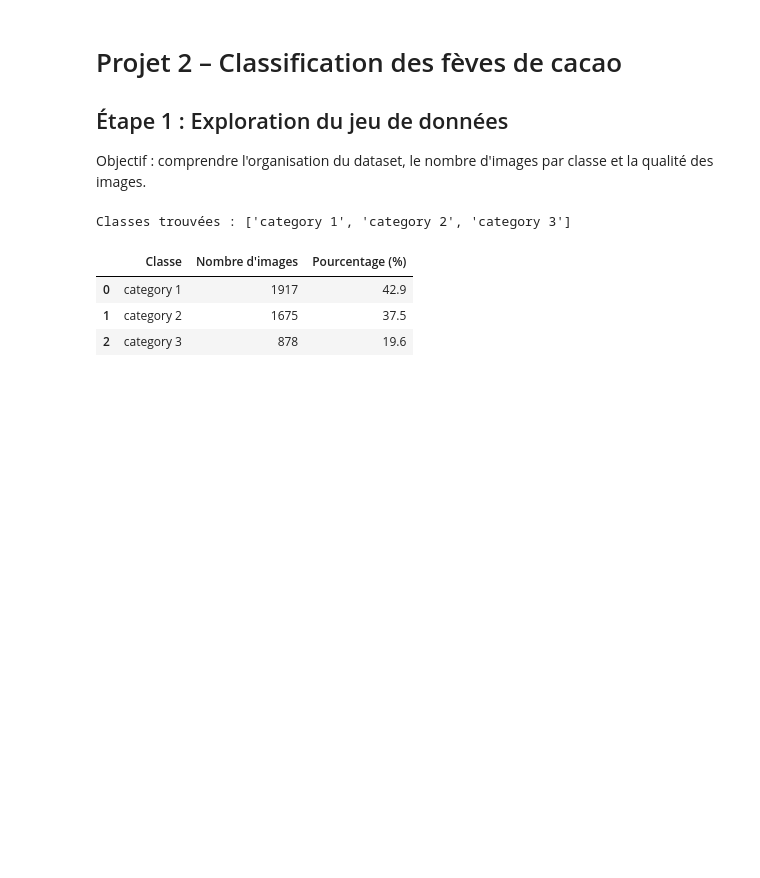
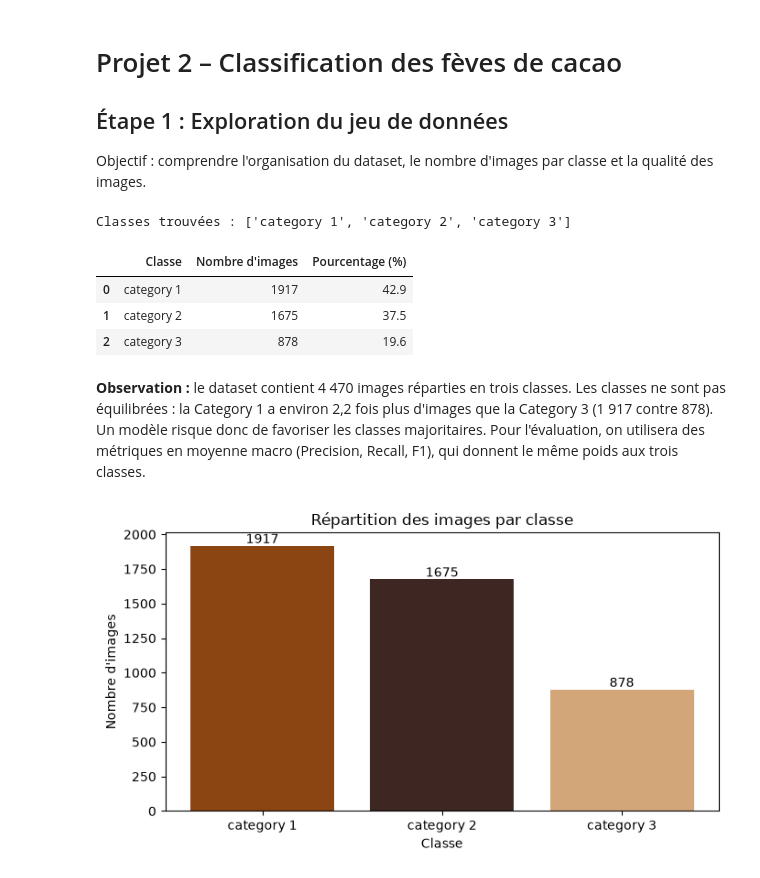
Before and after one commit to masscamara1225-beep/cocoa-bean-classification, a Jupyter notebook: notebooks/01_exploration.ipynb, the cells around one changed output. Cells and saved outputs as stored; diff of their text form; code cells hidden in the pictures; blank space fills up the shorter version.

```diff
--- a/notebooks/01_exploration.ipynb
+++ b/notebooks/01_exploration.ipynb
@@ -34,3 +34,26 @@ df_comptage
 | 0 | category 1 | 1917 | 42.9 |
 | 1 | category 2 | 1675 | 37.5 |
 | 2 | category 3 | 878 | 19.6 |
+# %% [markdown]
+**Observation :** le dataset contient 4 470 images réparties en trois classes.
+Les classes ne sont pas équilibrées : la Category 1 a environ 2,2 fois plus d'images que la Category 3 (1 917 contre 878).
+Un modèle risque donc de favoriser les classes majoritaires. Pour l'évaluation, on utilisera des métriques en moyenne macro (Precision, Recall, F1), qui donnent le même poids aux trois classes.
+# %%
+#visualiser la répartition. Un graphique en barres se lit plus vite qu’un tableau dans le rapport.
+
+plt.figure(figsize=(7, 4))
+barres = plt.bar(df_comptage["Classe"], df_comptage["Nombre d'images"], color=["#8B4513", "#3E2723", "#D2A679"])
+
+# Afficher le nombre au-dessus de chaque barre
+for barre in barres:
+    hauteur = barre.get_height()
+    plt.text(barre.get_x() + barre.get_width() / 2, hauteur + 20, str(int(hauteur)), ha="center")
+
+plt.title("Répartition des images par classe")
+plt.xlabel("Classe")
+plt.ylabel("Nombre d'images")
+plt.tight_layout()
+plt.savefig("../results/figures/01_repartition_classes.png", dpi=150)
+plt.show()
+# %% [output]
+[figure, added]
```
Also changed, not shown: parts of 15 cells of this notebook, 5 other files.
